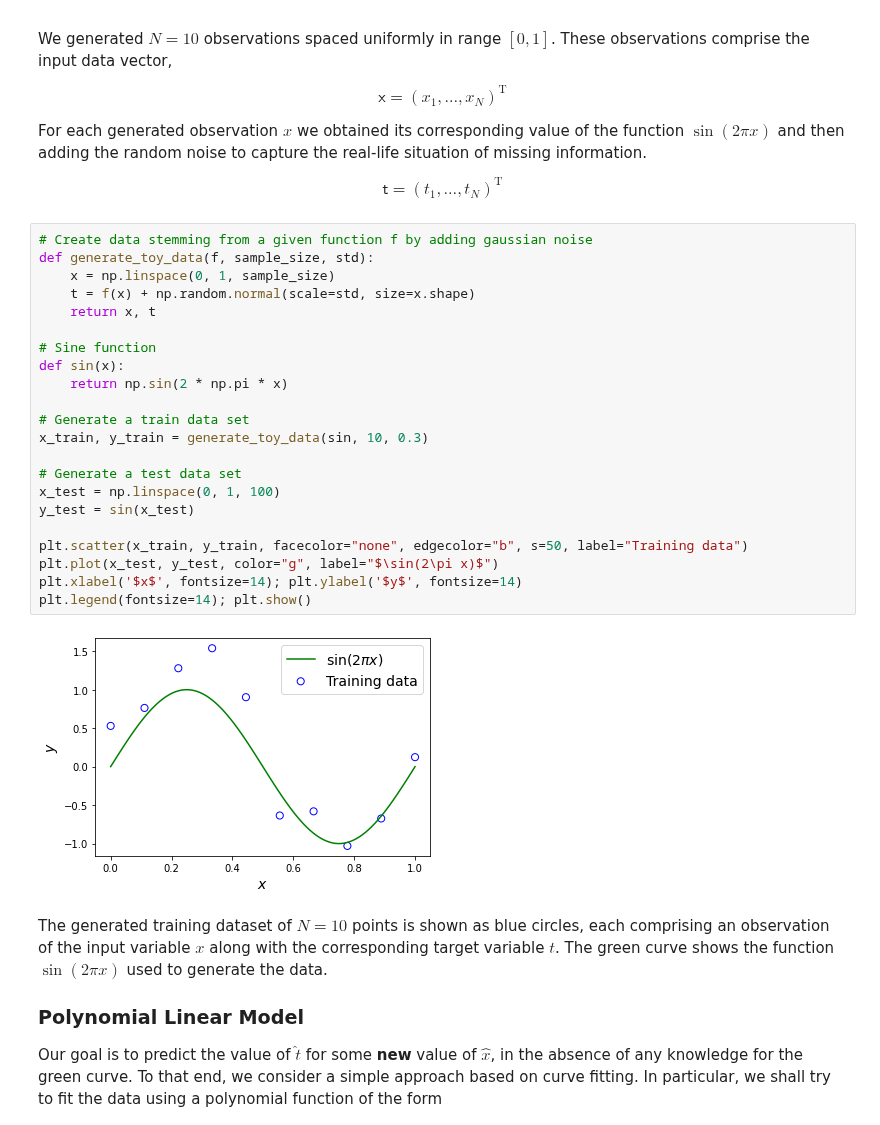
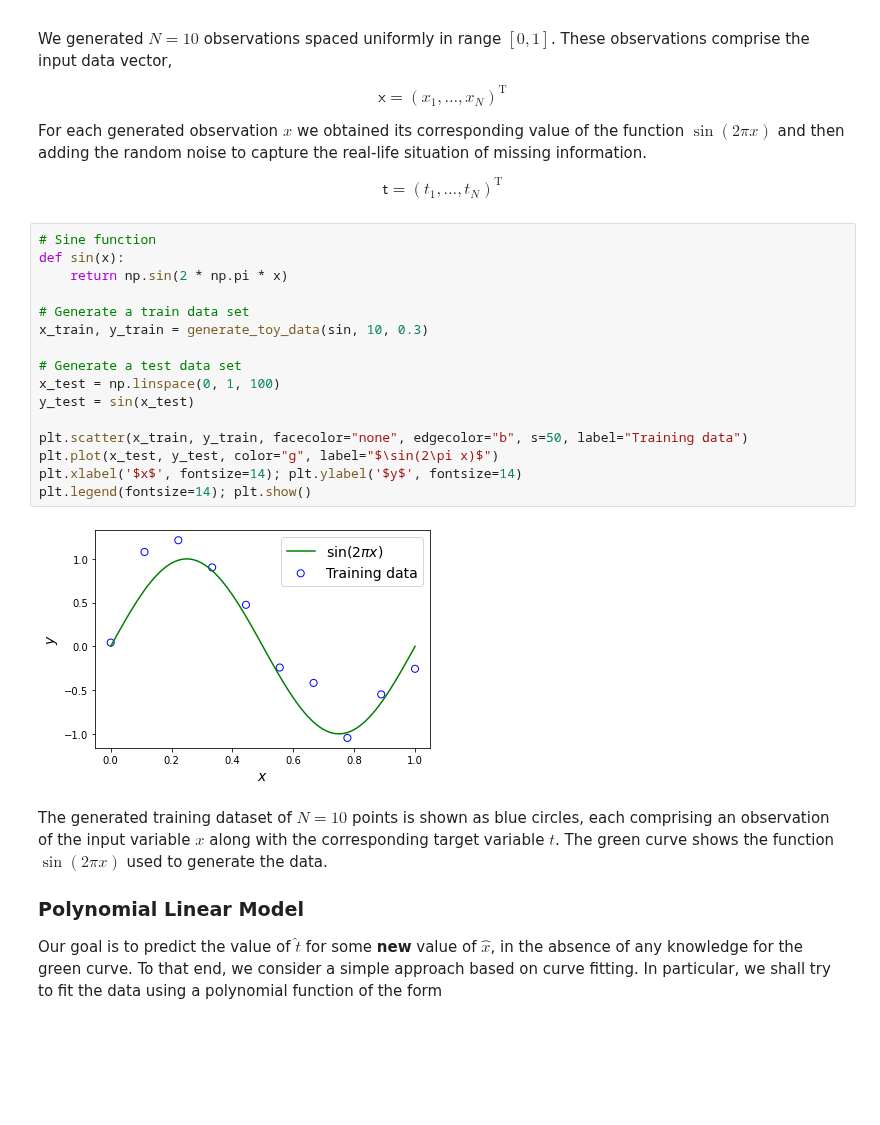
Before and after one commit to vagmcs/PRML, a Jupyter notebook: notebooks/ch1_introduction.ipynb, the cells around one changed output. Drawn from its saved outputs; the diff is of its cells as text; blank space fills up the shorter version.

```diff
--- a/notebooks/ch1_introduction.ipynb
+++ b/notebooks/ch1_introduction.ipynb
@@ -48,29 +49,23 @@ $$
 \mathsf{t} = (t_1,\dots,t_N)^\text{T}
 $$
 # %%
-# Create data stemming from a given function f by adding gaussian noise
-def generate_toy_data(f, sample_size, std):
-    x = np.linspace(0, 1, sample_size)
-    t = f(x) + np.random.normal(scale=std, size=x.shape)
-    return x, t
-
 # Sine function
 def sin(x):
     return np.sin(2 * np.pi * x)
 
 # Generate a train data set
 x_train, y_train = generate_toy_data(sin, 10, 0.3)
 
 # Generate a test data set
 x_test = np.linspace(0, 1, 100)
 y_test = sin(x_test)
 
 plt.scatter(x_train, y_train, facecolor="none", edgecolor="b", s=50, label="Training data")
 plt.plot(x_test, y_test, color="g", label="$\sin(2\pi x)$")
 plt.xlabel('$x$', fontsize=14); plt.ylabel('$y$', fontsize=14)
 plt.legend(fontsize=14); plt.show()
 # %% [output]
-[figure, old version]
+[figure, new version]
 # %% [markdown]
 The generated training dataset of $N{=}10$ points is shown as blue circles, each comprising an observation of the input variable $x$ along with the corresponding target variable $t$. The green curve shows the function $\sin(2\pi x)$ used to generate the data.
 
```
Also changed, not shown: parts of 1 cell of this notebook, 4 other files.
